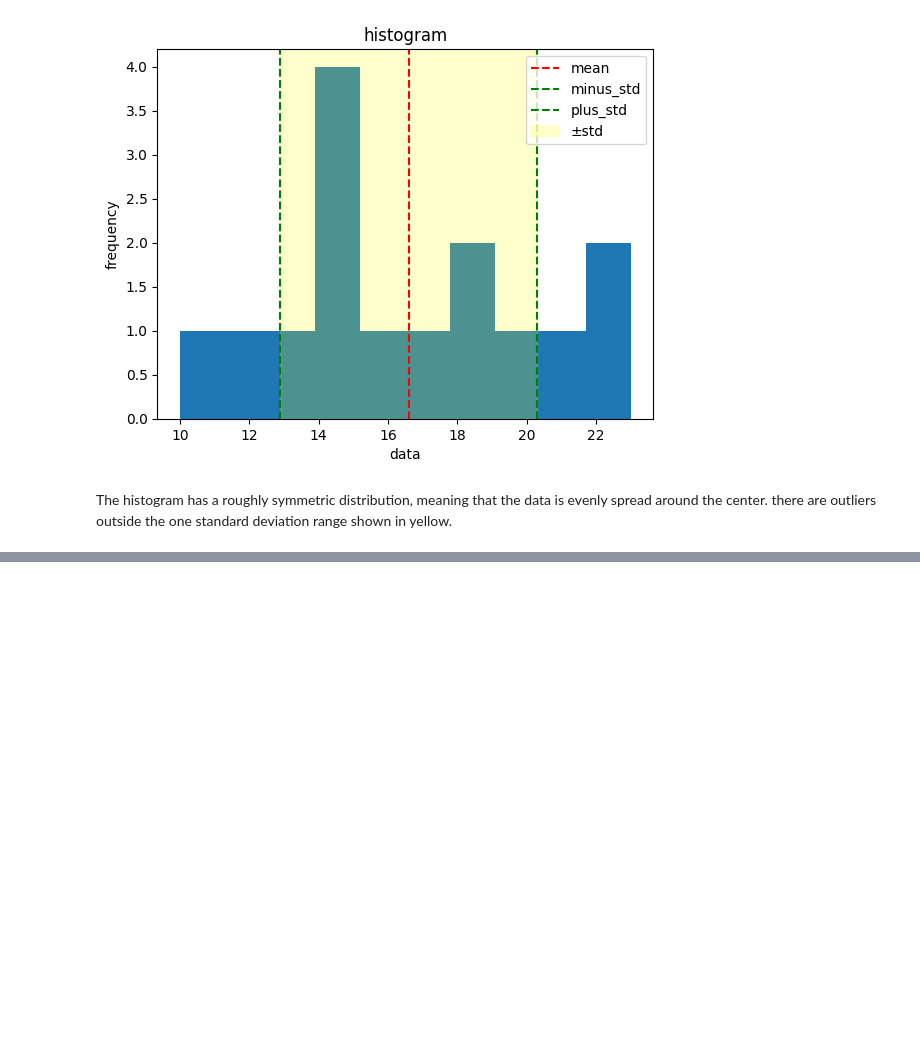
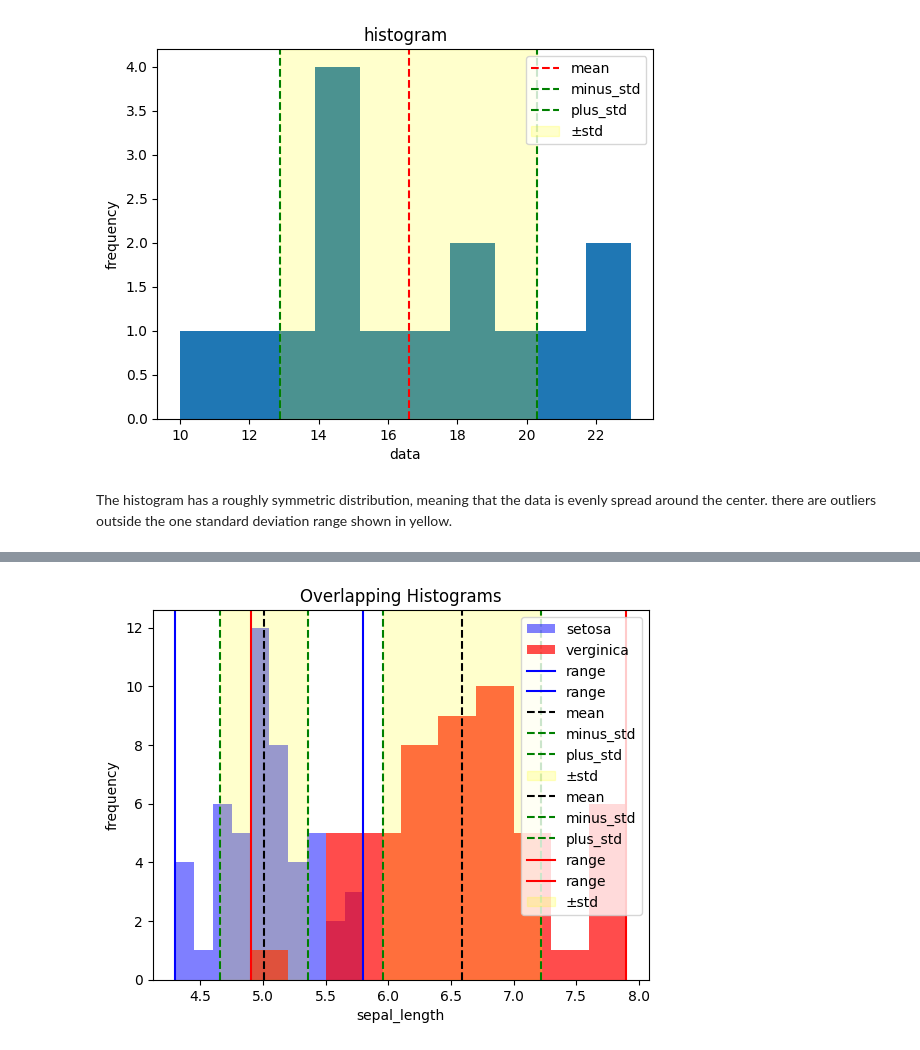
Before and after one commit to SAMYSOSERIOUS/Stats-analytics, a Jupyter notebook: DataDay1.ipynb, the cells around one changed output, grey strips where cells are left out. Cells and saved outputs as stored; diff of their text form; code cells hidden in the pictures; blank space fills up the shorter version.

```diff
--- a/DataDay1.ipynb
+++ b/DataDay1.ipynb
@@ -45,3 +45,79 @@ mean -standard devaition= 20.302251567177287
 # %% [markdown]
 The histogram has a roughly symmetric distribution, meaning that the data is evenly spread around the center.
 there are outliers outside the one standard deviation range shown in yellow.
+# %%
+iris = pd.read_csv('https://raw.githubusercontent.com/mwaskom/seaborn-data/master/iris.csv')
+print(iris)
+if iris.empty:
+    print("iris.csv is empty")
+else:
+    print("iris.csv is not empty")
+print(iris.head())
+setosa_data = iris[iris.species == "setosa"]
+mean_d=np.mean(setosa_data.sepal_length)
+print("mean",mean_d)
+median_d=np.median(setosa_data.sepal_length)
+print("median",median_d)
+std_d=np.std(setosa_data.sepal_length)
+print("standard deviation",std_d)
+variance_d=np.var(setosa_data.sepal_length)
+print("variance",variance_d)
+range_d=np.max(setosa_data.sepal_length)-np.min(setosa_data.sepal_length)
+print("range",range_d)
+max_d=np.max(setosa_data.sepal_length)
+print("max",max_d)
+min_d=np.min(setosa_data.sepal_length)
+print("min",min_d)
+minus_std=mean_d-std_d
+plus_std=mean_d+std_d
+print("mean -standard devaition=",minus_std)
+print("mean -standard devaition=",plus_std)
+
+verginica_data = iris[iris.species == "virginica"]
+print(verginica_data)
+mean_dver=np.mean(verginica_data.sepal_length)
+print("mean",mean_dver)
+median_dver=np.median(verginica_data.sepal_length)
+print("median",median_dver)
+std_dver=np.std(verginica_data.sepal_length)
+print("standard deviation",std_dver)
+variance_dver=np.var(verginica_data.sepal_length)
+print("variance",variance_dver)
+range_dver=np.max(verginica_data.sepal_length)-np.min(verginica_data.sepal_length)
+print("range",range_dver)
+max_dver=np.max(verginica_data.sepal_length)
+print("max",max_dver)
+min_dver=np.min(verginica_data.sepal_length)
+print("min",min_dver)
+minus_stdver=mean_dver-std_dver
+plus_stdver=mean_dver+std_dver
+print("mean -standard devaition=",minus_stdver)
+print("mean -standard devaition=",plus_stdver)
+
+
+
+plt.hist(bins=10,x=setosa_data.sepal_length,alpha=0.5,label='setosa',color="blue")
+plt.hist(bins=10,x=verginica_data.sepal_length,alpha=0.7,label='verginica',color="red")
+plt.axvline(x=max_d,color='blue',linestyle='-',label='range')
+plt.axvline(x=min_d,color='blue',linestyle='-',label='range')
+
+plt.axvline(x=mean_d,color='black',linestyle='--',label='mean')
+
+plt.axvline(x=minus_std,color='green',linestyle='--',label='minus_std')
+plt.axvline(x=plus_std,color='green',linestyle='--',label='plus_std')
+
+plt.axvspan(minus_std, plus_std, alpha=0.2, color='yellow', label='±std')
+plt.axvline(x=mean_dver,color='black',linestyle='--',label='mean')
+
+plt.axvline(x=minus_stdver,color='green',linestyle='--',label='minus_std')
+plt.axvline(x=plus_stdver,color='green',linestyle='--',label='plus_std')
+plt.axvline(x=max_dver,color='red',linestyle='-',label='range')
+plt.axvline(x=min_dver,color='red',linestyle='-',label='range')
+plt.axvspan(minus_stdver, plus_stdver, alpha=0.2, color='yellow', label='±std')
+plt.legend()
+plt.xlabel('sepal_length')
+plt.ylabel('frequency')
+plt.title('Overlapping Histograms')
+plt.legend()
+plt.show()
+# %% [output]
@@ -47,0 +141 @@ there are outliers outside the one standard deviation range shown in yellow.
+[figure, added]
```
Also changed, not shown: parts of 2 cells of this notebook.
